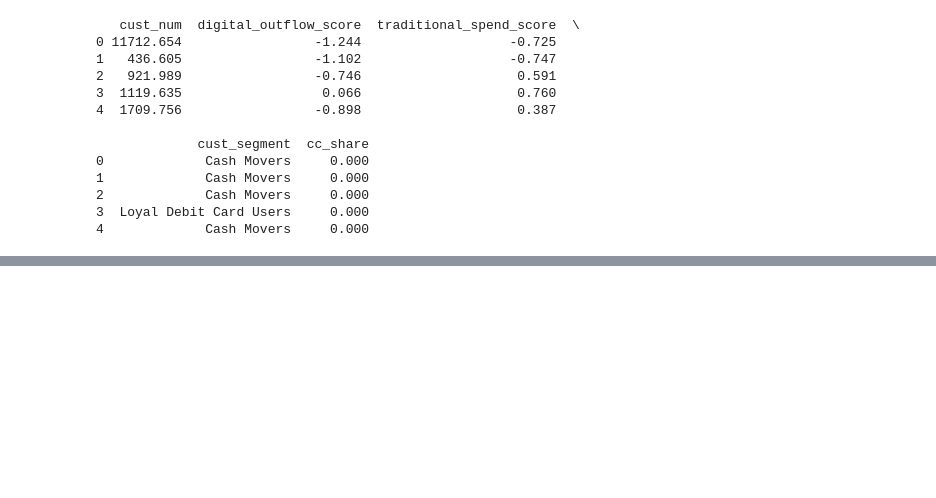
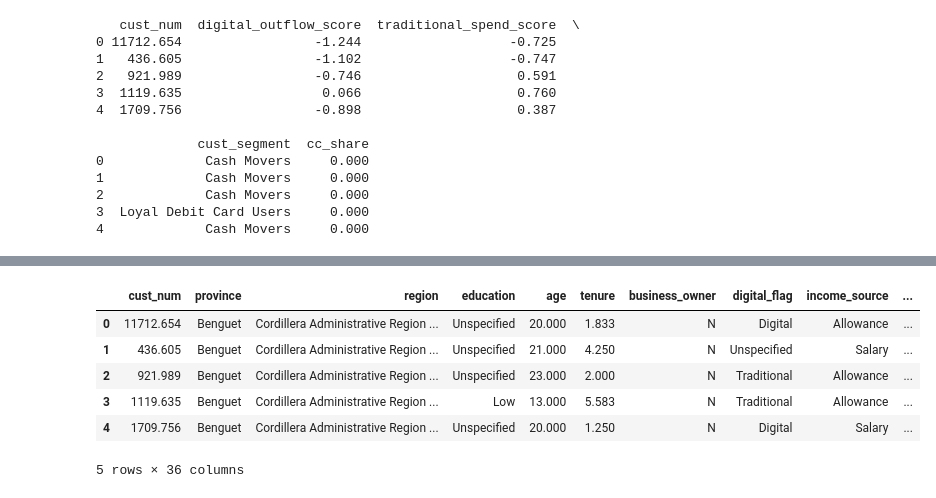
Before and after one commit to drksz/bank-customer-segmentation, a Jupyter notebook: EDA.ipynb, the cells around one changed output, grey strips where cells are left out. Drawn from its saved outputs; the diff is of its cells as text; code cells hidden in the pictures; blank space fills up the shorter version.

```diff
--- a/EDA.ipynb
+++ b/EDA.ipynb
@@ -708,0 +697,11 @@ cust_info_main.to_csv(f'Preprocessed/{filename}', index=False)
+# %%
+cols_to_replace = [
+    'cc_spend_category',
+    'dc_spend_category',
+    'dig_transact_spend_category',
+    'instapay_in_category',
+    'instapay_out_category'
+]
+
+for col in cols_to_replace:
+    cust_info_main[col] = cust_info_main[col].str.replace('nan', '', regex=False)
@@ -708,0 +735,22 @@ cust_info_main.to_csv(f'Preprocessed/{filename}', index=False)
+# %%
+cols_to_title = [
+    'province',
+    'region',
+    'education',
+    'digital_flag',
+    'income_source',
+    'gender',
+    'marital_status'
+]
+
+for col in cols_to_title:
+    cust_info_main[col] = cust_info_main[col].str.title()
+
+incomes = cust_info_main['income_source'].value_counts().index.to_list()
+
+for val in incomes:
+    cust_info_main['income_source'] = cust_info_main['income_source'].str.replace(r'_+', ' ', regex=True)
+
+
+cust_info_main['income_source'] = cust_info_main['income_source'].str.replace('Other sources not specified', 'Others')
+cust_info_main['income_source'] = cust_info_main['income_source'].str.replace('Interest savings placements investments', 'Interest, Savings, Investments etc.')
@@ -708,0 +774,10 @@ cust_info_main.to_csv(f'Preprocessed/{filename}', index=False)
+# %%
+cust_info_main.head()
+# %% [output]
+|  | cust_num | province | region | education | age | tenure | business_owner | digital_flag | income_source | ... |
+| 0 | 11712.654 | Benguet | Cordillera Administrative Region ... | Unspecified | 20.000 | 1.833 | N | Digital | Allowance | ... |
+| 1 | 436.605 | Benguet | Cordillera Administrative Region ... | Unspecified | 21.000 | 4.250 | N | Unspecified | Salary | ... |
+| 2 | 921.989 | Benguet | Cordillera Administrative Region ... | Unspecified | 23.000 | 2.000 | N | Traditional | Allowance | ... |
+| 3 | 1119.635 | Benguet | Cordillera Administrative Region ... | Low | 13.000 | 5.583 | N | Traditional | Allowance | ... |
+| 4 | 1709.756 | Benguet | Cordillera Administrative Region ... | Unspecified | 20.000 | 1.250 | N | Digital | Salary | ... |
+5 rows × 36 columns
```
Also changed, not shown: parts of 5 cells of this notebook.
